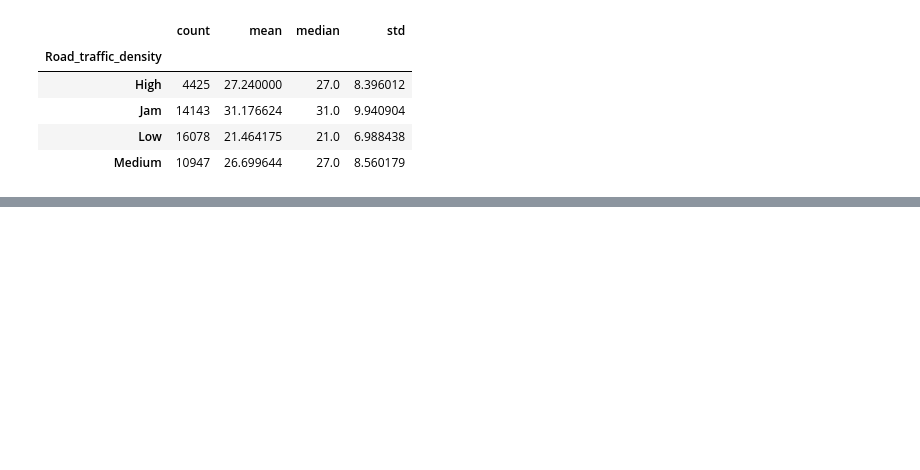
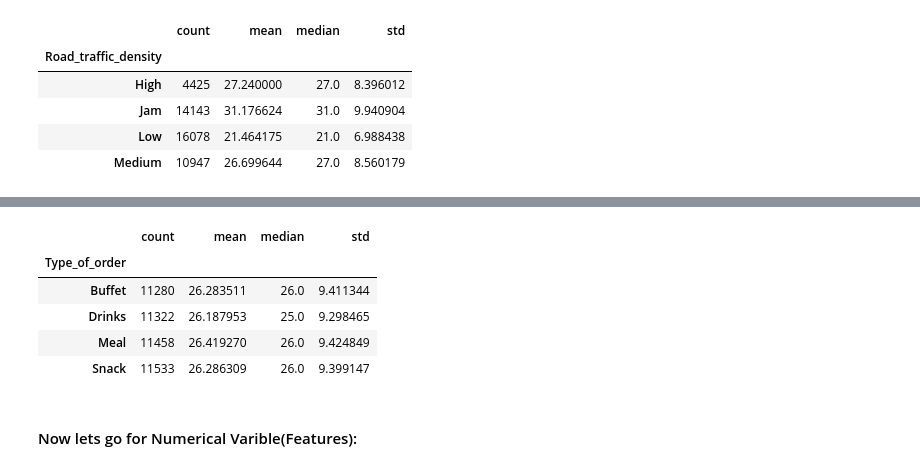
Before and after one commit to manisharoshini/Food-Delivery-Prediction, a Jupyter notebook: Food_delivery_prediction.ipynb, the cells around one changed output, grey strips where cells are left out. Cells and saved outputs as stored; diff of their text form; code cells hidden in the pictures; blank space fills up the shorter version.

Commit message:
Completed - Categorical Variables

```diff
--- a/Food_delivery_prediction.ipynb
+++ b/Food_delivery_prediction.ipynb
@@ -547,0 +619,13 @@ data.groupby('Road_traffic_density')['Time_taken(min)'].agg(['count','mean','med
+# %%
+data.groupby('Type_of_order')["Time_taken(min)"].agg(['count','mean','median','std'])
+
+# this doesnt have much differnce - so this variable doesnt effect the target varibale.
+# %% [output]
+|  | count | mean | median | std |
+| Type_of_order |  |  |  |  |
+| Buffet | 11280 | 26.283511 | 26.0 | 9.411344 |
+| Drinks | 11322 | 26.187953 | 25.0 | 9.298465 |
+| Meal | 11458 | 26.419270 | 26.0 | 9.424849 |
+| Snack | 11533 | 26.286309 | 26.0 | 9.399147 |
+# %% [markdown]
+#### Now lets go for Numerical Varible(Features):
```
Also changed, not shown: parts of 11 cells of this notebook.
